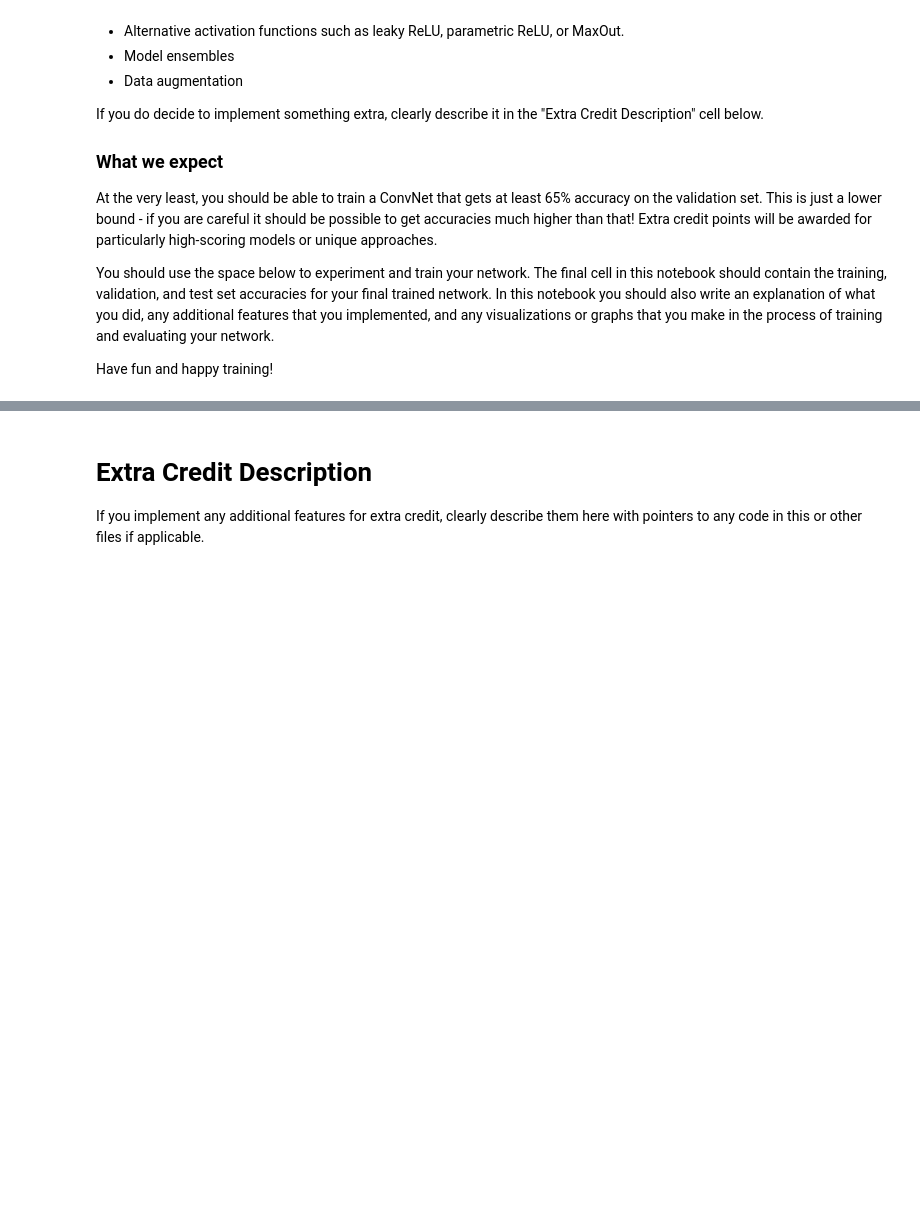
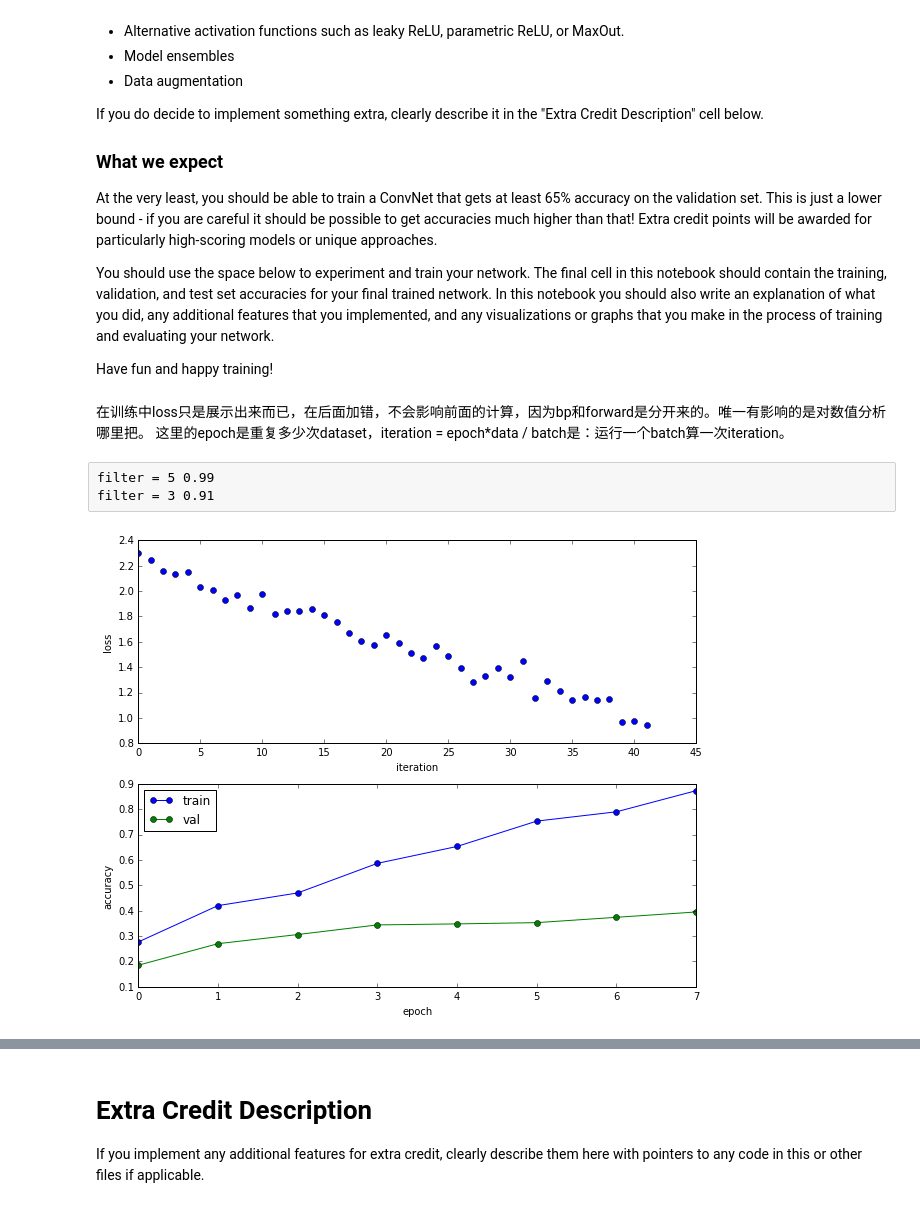
Before and after one commit to JyiHUO/cs231_idea, a Jupyter notebook: assignment2/ConvolutionalNetworks.ipynb, the cells around one changed output, grey strips where cells are left out. Cells and saved outputs as stored; diff of their text form; code cells hidden in the pictures; blank space fills up the shorter version.

Commit message:
Conv done

```diff
--- a/assignment2/ConvolutionalNetworks.ipynb
+++ b/assignment2/ConvolutionalNetworks.ipynb
@@ -583,3 +745,45 @@ You should use the space below to experiment and train your network. The final c
 Have fun and happy training!
 # %%
 # Train a really good model on CIFAR-10
+# %%
+num_train = 1000
+small_data = {
+  'X_train': data['X_train'][:num_train],
+  'y_train': data['y_train'][:num_train],
+  'X_val': data['X_val'],
+  'y_val': data['y_val'],
+}
+
+model = MultiplyConvNet(input_dim=(3, 32, 32), num_filters=32, filter_size=3,
+               hidden_dim=500, num_classes=10, weight_scale=1e-2, reg=0.001,
+               dtype=np.float32, use_batchnorm = True )
+
+solver = Solver(model, small_data,
+                num_epochs=7, batch_size=50,
+                update_rule='adam',
+                optim_config={
+                  'learning_rate': 1e-3,
+                },
+                verbose=True, print_every=1)
+solver.train()
+# %% [markdown]
+在训练中loss只是展示出来而已，在后面加错，不会影响前面的计算，因为bp和forward是分开来的。唯一有影响的是对数值分析哪里把。
+这里的epoch是重复多少次dataset，iteration = epoch*data / batch是：运行一个batch算一次iteration。
+# %% [raw]
+filter = 5 0.99
+filter = 3 0.91
+# %%
+plt.subplot(2, 1, 1)
+plt.plot(solver.loss_history, 'o')
+plt.xlabel('iteration')
+plt.ylabel('loss')
+
+plt.subplot(2, 1, 2)
+plt.plot(solver.train_acc_history, '-o')
+plt.plot(solver.val_acc_history, '-o')
+plt.legend(['train', 'val'], loc='upper left')
+plt.xlabel('epoch')
+plt.ylabel('accuracy')
+plt.show()
+# %% [output]
+[figure, added]
```
Also changed, not shown: parts of 35 cells of this notebook, 6 other files.
